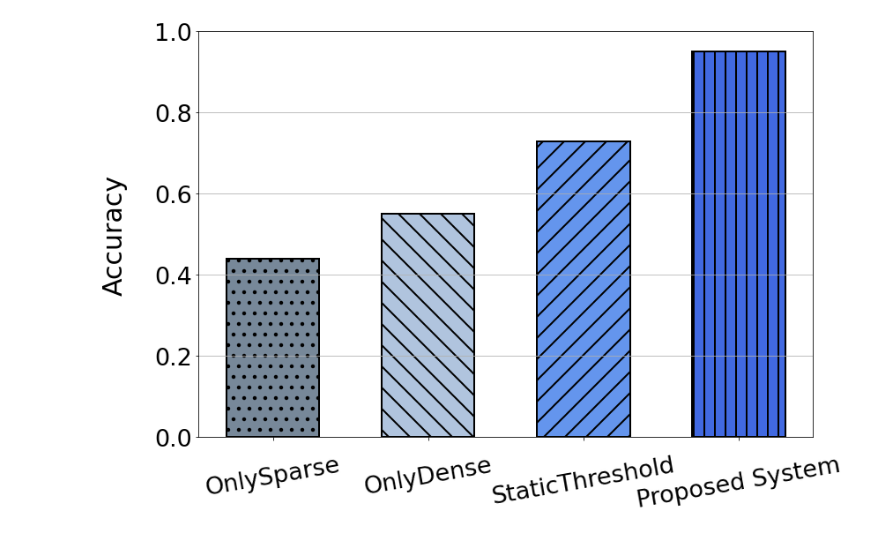
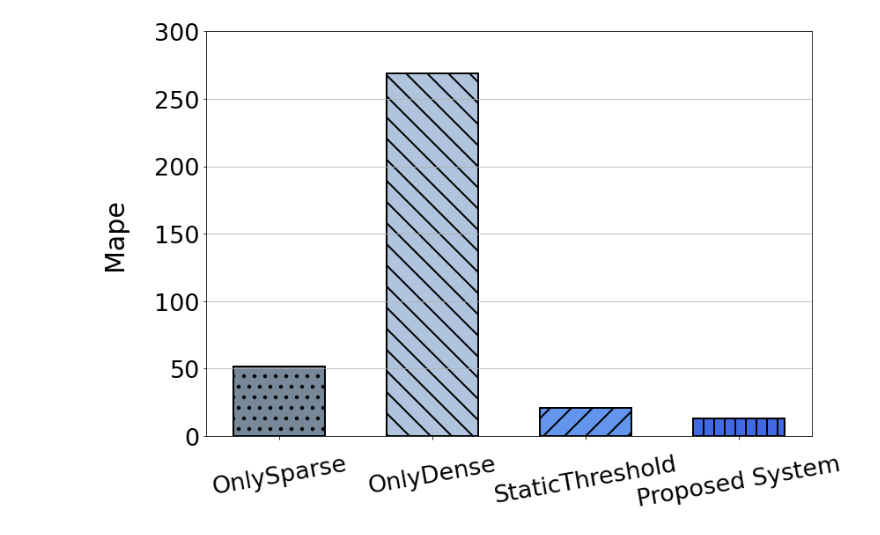
Before and after one commit to unhochoi/Sparse-Matrix-Multiplication, a Jupyter notebook: figure/pyplot/compare-recommendation-method-performance.ipynb, the cells around one changed output. Saved outputs shown, nothing was run; the diff lists cells and outputs as text; code cells hidden in the pictures.

Commit message:
modifying figure

```diff
--- a/figure/pyplot/compare-recommendation-method-performance.ipynb
+++ b/figure/pyplot/compare-recommendation-method-performance.ipynb
@@ -38,38 +49,38 @@ import matplotlib.pyplot as plt
 import numpy as np
 import pandas as pd
 
-# only sparse accuracy 성능
-only_sparse_accuracy = [0.44]
-only_sparse_accuracy_min = [0.44]
-only_sparse_accuracy_max = [0.44]
-df = pd.DataFrame({'x_label':"Yet",'only_sparse_accuracy':only_sparse_accuracy, 'only_sparse_accuracy_min': only_sparse_accuracy_min, 'only_sparse_accuracy_max': only_sparse_accuracy_max})
+# only sparse MAPE
+only_sparse_mape = [51.44]
+only_sparse_mape_min = [51.44]
+only_sparse_mape_max = [51.44]
+df = pd.DataFrame({'x_label':"only_sparse_mape",'only_sparse_mape':only_sparse_mape, 'only_sparse_mape_min': only_sparse_mape_min, 'only_sparse_mape_max': only_sparse_mape_max})
 
 # 평균과 최소, 최대 간의 차이
-df['mingap'] = df.only_sparse_accuracy - df.only_sparse_accuracy_min
-df['maxgap'] = df.only_sparse_accuracy_max - df.only_sparse_accuracy
-only_sparse_yerr = df[['mingap', 'maxgap']].T.to_numpy()
+df['mingap'] = df.only_sparse_mape - df.only_sparse_mape_min
+df['maxgap'] = df.only_sparse_mape_max - df.only_sparse_mape
+only_sparse_mape_yerr = df[['mingap', 'maxgap']].T.to_numpy()
 
-# only dense accuracy 성능
-only_dense_accuracy = [0.55]
-only_dense_accuracy_min = [0.55]
-only_dense_accuracy_max = [0.55]
-df = pd.DataFrame({'x_label':"Yet",'only_dense_accuracy':only_dense_accuracy, 'only_dense_accuracy_min': only_dense_accuracy_min, 'only_dense_accuracy_max': only_dense_accuracy_max})
+# only dense MAPE
+only_dense_mape = [269.21]
+only_dense_mape_min = [269.21]
+only_dense_mape_max = [269.21]
+df = pd.DataFrame({'x_label':"only_dense_mape",'only_dense_mape':only_dense_mape, 'only_dense_mape_min': only_dense_mape_min, 'only_dense_mape_max': only_dense_mape_max})
 
 # 평균과 최소, 최대 간의 차이
-df['mingap'] = df.only_dense_accuracy - df.only_dense_accuracy_min
-df['maxgap'] = df.only_dense_accuracy_max - df.only_dense_accuracy
-only_dense_yerr = df[['mingap', 'maxgap']].T.to_numpy()
+df['mingap'] = df.only_dense_mape - df.only_dense_mape_min
+df['maxgap'] = df.only_dense_mape_min - df.only_dense_mape
+only_dense_mape_yerr = df[['mingap', 'maxgap']].T.to_numpy()
 
-# Naive accuracy 성능
-Naive_accuracy = [0.73]
-Naive_accuracy_min = [0.73]
-Naive_accuracy_max = [0.73]
-df = pd.DataFrame({'x_label':"Naive",'Naive_accuracy':Naive_accuracy, 'Naive_accuracy_min': Naive_accuracy_min, 'Naive_accuracy_max': Naive_accuracy_max})
+# static threshold MAPE
+static_mape = [20.69]
+static_mape_min = [20.69]
+static_mape_max = [20.69]
+df = pd.DataFrame({'x_label':"static_mape",'static_mape':static_mape, 'static_mape_min': static_mape_min, 'static_mape_max': static_mape_max})
 
 # 평균과 최소, 최대 간의 차이
-df['mingap'] = df.Naive_accuracy - df.Naive_accuracy_min
-df['maxgap'] = df.Naive_accuracy_max - df.Naive_accuracy
-Naive_yerr = df[['mingap', 'maxgap']].T.to_numpy()
+df['mingap'] = df.static_mape - df.static_mape_min
+df['maxgap'] = df.static_mape_max - df.static_mape
+static_mape_yerr = df[['mingap', 'maxgap']].T.to_numpy()
 
 # # XGBoost accuracy 성능
 # XGBoost_accuracy = [0.90]
@@ -82,16 +93,16 @@ Naive_yerr = df[['mingap', 'maxgap']].T.to_numpy()
 # df['maxgap'] = df.XGBoost_accuracy_max - df.XGBoost_accuracy
 # XGBoost_yerr = df[['mingap', 'maxgap']].T.to_numpy()
 
-# DNN accuracy 성능
-DNN_accuracy = [0.95]
-DNN_accuracy_min = [0.95]
-DNN_accuracy_max = [0.95]
-df = pd.DataFrame({'x_label':"DNN",'DNN_accuracy':DNN_accuracy, 'DNN_accuracy_min': DNN_accuracy_min, 'DNN_accuracy_max': DNN_accuracy_max})
+# DNN MAPE
+DNN_mape = [13.03]
+DNN_mape_min = [13.03]
+DNN_mape_max = [13.03]
+df = pd.DataFrame({'x_label':"DNN_mape",'DNN_mape':DNN_mape, 'DNN_mape_min': DNN_mape_min, 'DNN_mape_max': DNN_mape_max})
 
 # 평균과 최소, 최대 간의 차이
-df['mingap'] = df.DNN_accuracy - df.DNN_accuracy_min
-df['maxgap'] = df.DNN_accuracy_max - df.DNN_accuracy
-DNN_yerr = df[['mingap', 'maxgap']].T.to_numpy()
+df['mingap'] = df.DNN_mape - df.DNN_mape_min
+df['maxgap'] = df.DNN_mape_max - df.DNN_mape
+DNN_mape_yerr = df[['mingap', 'maxgap']].T.to_numpy()
 
 ################################# x축 및 전체 figure 설정 ####################################################
 
@@ -100,38 +111,38 @@ fontsize = 30
 plt.rc('axes', labelsize=fontsize)   # x,y축 label 폰트 크기
 plt.rc('xtick', labelsize=fontsize*0.9)  # x축 눈금 폰트 크기
 plt.rc('ytick', labelsize=fontsize*0.9)  # y축 눈금 폰트 크기
 plt.rc('legend', fontsize=fontsize*0.45)  # 범례 폰트 크기
 plt.rcParams['hatch.linewidth'] = 2 # bar pattern 두께
 
 #x = np.array([0, 1, 2]) # x축 인덱스
 width = 0.6 # bar 넓이
 
 fig, ax1 = plt.subplots(figsize=(12,8)) # figure 및 subplot 선언
 
 # 각 bar 의 중심 지정
-bar1 = ax1.bar(0, only_sparse_accuracy, width, linewidth=2, edgecolor='black', yerr=only_sparse_yerr, hatch='.', color='lightslategrey', capsize=20)
-bar2 = ax1.bar(1, only_dense_accuracy, width, linewidth=2, edgecolor='black', yerr=only_dense_yerr, hatch='\\', color='lightsteelblue', capsize=20)
-bar3 = ax1.bar(2, Naive_accuracy, width, linewidth=2, edgecolor='black', yerr=Naive_yerr, hatch='/', color='cornflowerblue', capsize=20)
+bar1 = ax1.bar(0, only_sparse_mape, width, linewidth=2, edgecolor='black', yerr=only_sparse_mape_yerr, hatch='.', color='lightslategrey', capsize=20)
+bar2 = ax1.bar(1, only_dense_mape, width, linewidth=2, edgecolor='black', yerr=only_dense_mape_yerr, hatch='\\', color='lightsteelblue', capsize=20)
+bar3 = ax1.bar(2, static_mape, width, linewidth=2, edgecolor='black', yerr=static_mape_yerr, hatch='/', color='cornflowerblue', capsize=20)
 # bar4 = ax1.bar(3, XGBoost_accuracy, width, linewidth=2, edgecolor='black', yerr=XGBoost_yerr, hatch='\\', color='cornflowerblue', capsize=20)
-bar4 = ax1.bar(3, DNN_accuracy, width, linewidth=2, edgecolor='black', yerr=DNN_yerr, hatch='|', color='royalblue', capsize=20)
+bar4 = ax1.bar(3, DNN_mape, width, linewidth=2, edgecolor='black', yerr=DNN_mape_yerr, hatch='|', color='royalblue', capsize=20)
 ################################# ax1 ####################################################
 
 ax1.set_xticks([0, 1, 2, 3]) # x축 tick 위치
 ax1.set_xticklabels(["OnlySparse", "OnlyDense", "StaticThreshold", "Proposed System"], rotation=10) # x축 tick label
 ax1.tick_params(axis='x',pad=15) # x축 tick label pad
 
 ax1.yaxis.grid(True) # y축만 grid 사용
-ax1.set_ylim([0.0, 1])  # 좌측 y축 범위 설정
+ax1.set_ylim([0, 300])  # 좌측 y축 범위 설정
 # ax1.set_yticks([0.7, 0.75, 0.8, 0.85, 0.9, 0.95, 1.0]) # y축 index 설정
 
 #ax1.set_xlabel('Model', labelpad=20) # ax1 xlabel 설정
-ax1.set_ylabel('Accuracy', labelpad=30) # ax1 ylabel 설정
+ax1.set_ylabel('Mape', labelpad=30) # ax1 ylabel 설정
 
 #ax1.legend(loc="upper right") # 범례 표시
 
 # 이미지 저장시, figure 크기에 맞게 이미지 저장
 fig.tight_layout()
-# fig.savefig('./compare-recommendation-method-accuracy.png')
+fig.savefig('./compare-recommendation-method-performance.png')
 plt.show()
 # %% [output]
-[figure, old version]
+[figure, new version]
```
Also changed, not shown: parts of 7 cells of this notebook, 7 other files.
